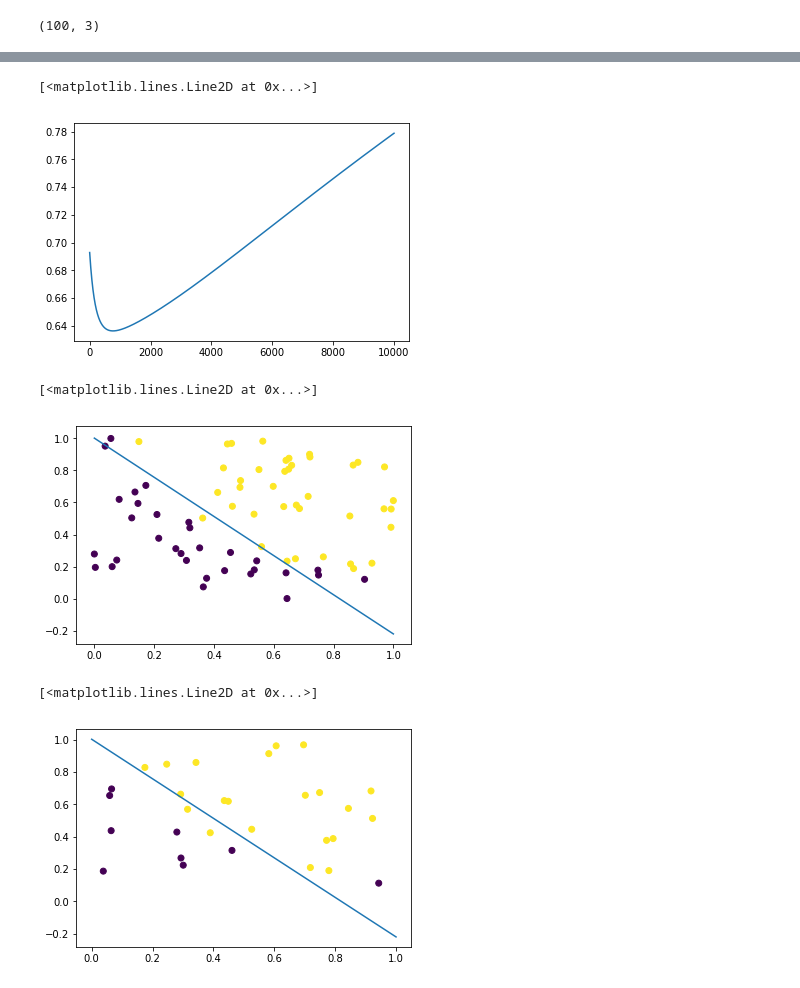
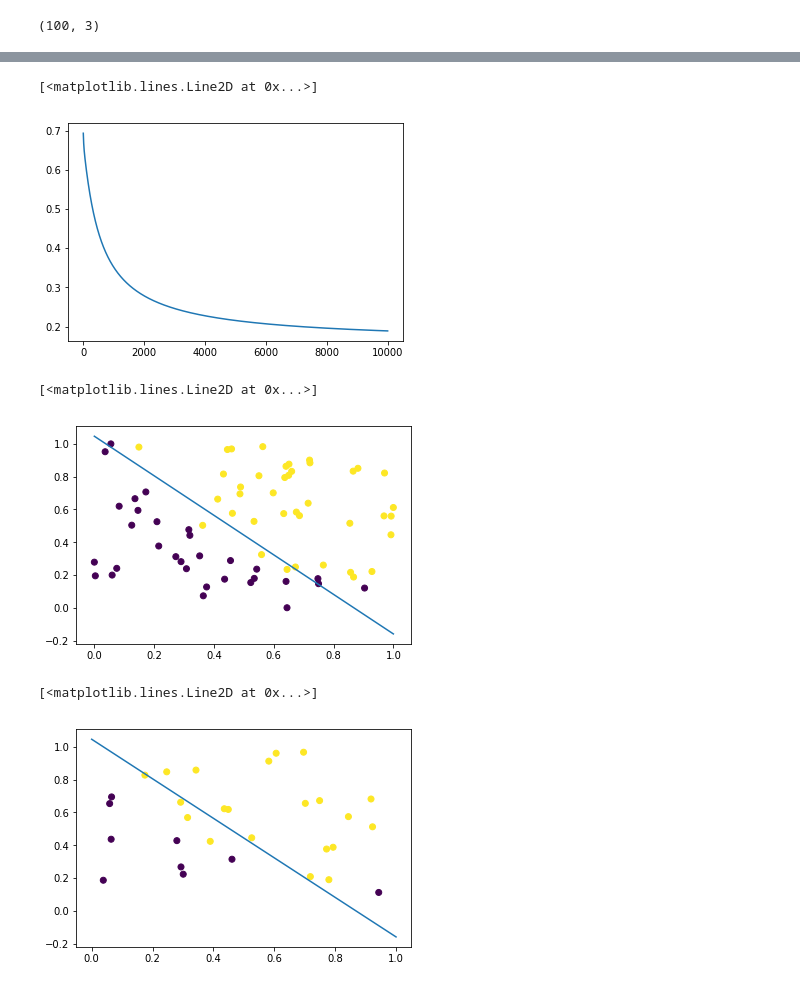
Before and after one commit to mousecpn/MachineLearning_HW, a Jupyter notebook: HW1 linear model/Logitstic Regression.ipynb, the cells around one changed output, grey strips where cells are left out. Drawn from its saved outputs; the diff is of its cells as text; code cells hidden in the pictures.

```diff
--- a/HW1 linear model/Logitstic Regression.ipynb
+++ b/HW1 linear model/Logitstic Regression.ipynb
@@ -21,33 +21,33 @@ data[:, :num_feature] = (data[:, :num_feature] - minimun)/(maximum - minimun)
 data_train, data_test = train_test_split(data, test_size=0.3, random_state=42)
 X_train = data_train[:, :2]
 X_train = np.concatenate((X_train, np.ones((X_train.shape[0],1))), axis=1)
-y_train = data_train[:, 2]
+y_train = data_train[:, 2].reshape(-1,1)
 X_test = data_test[:, :2]
 X_test = np.concatenate((X_test, np.ones((X_test.shape[0],1))), axis=1)
-y_test = data_test[:, 2]
+y_test = data_test[:, 2].reshape(-1,1)
 # %%
 # model init
 w = np.zeros((num_feature+1,1))
 
 def cross_entropy_loss(y_pred,y):
-    return -np.mean(y*np.log(y_pred+0.001)+(1-y)*np.log(1-y_pred+0.001))
+    return -np.mean(y*np.log(y_pred)+(1-y)*np.log(1-y_pred))
 
 def sigmoid(x):
     return 1 / (1 + np.exp(-x))
 
 iterations = 10000
-lr = 0.01
+lr = 0.1
 # %%
 log = []
 # gradient descent
 for i in range(iterations):
     y_pred = sigmoid(np.matmul(X_train, w))
-    g = lr*np.mean((y_pred-y_train.reshape(-1,1))*X_train, axis=0).reshape(-1,1)
+    g = lr*np.mean((y_pred-y_train)*X_train, axis=0).reshape(-1,1)
     w -= g
     loss = cross_entropy_loss(y_pred,y_train)
     print('iter:{},loss:{}'.format(i,loss))
+    log.append([i,loss])
     y_pred_test = sigmoid(np.matmul(X_test, w))
     loss = cross_entropy_loss(y_pred_test,y_test)
 #     print('iter:{},val_loss:{}'.format(i,loss))
-    log.append([i,loss])
 # %% [output]
@@ -74,23 +74,23 @@ log = np.array(log)
 plt.plot(log[:,0],log[:,1])
 # %% [output]
 [<matplotlib.lines.Line2D at 0x...>]
-[figure, old version]
+[figure, new version]
 # %%
 # visualization
-plt.scatter(X_train[:,0],X_train[:,1],c=y_train)
+plt.scatter(X_train[:,0],X_train[:,1],c=y_train.flatten())
 x = np.linspace(0,1,10)
 y = (- w[0]*x - w[2])/w[1]
 plt.plot(x, y)
 # %% [output]
 [<matplotlib.lines.Line2D at 0x...>]
-[figure, old version]
+[figure, new version]
 # %%
-plt.scatter(X_test[:,0],X_test[:,1],c=y_test)
+plt.scatter(X_test[:,0],X_test[:,1],c=y_test.flatten())
 x = np.linspace(0,1,10)
 y = (- w[0]*x - w[2])/w[1]
 plt.plot(x, y)
 # %% [output]
 [<matplotlib.lines.Line2D at 0x...>]
-[figure, old version]
+[figure, new version]
 # %%
 # %% [output]
```
Also changed, not shown: parts of 3 cells of this notebook, 3 other files.
